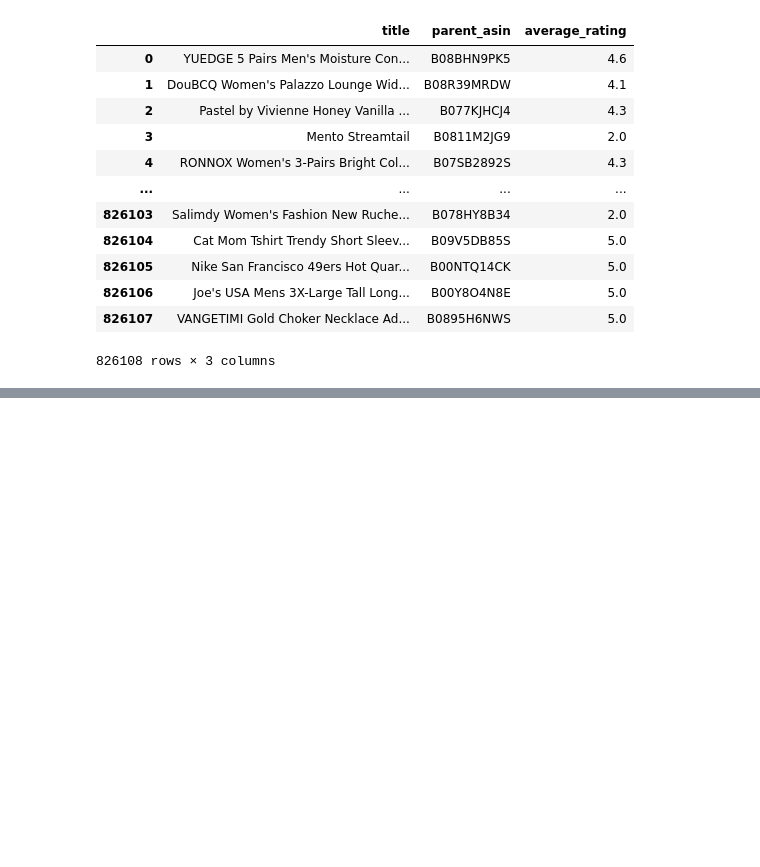
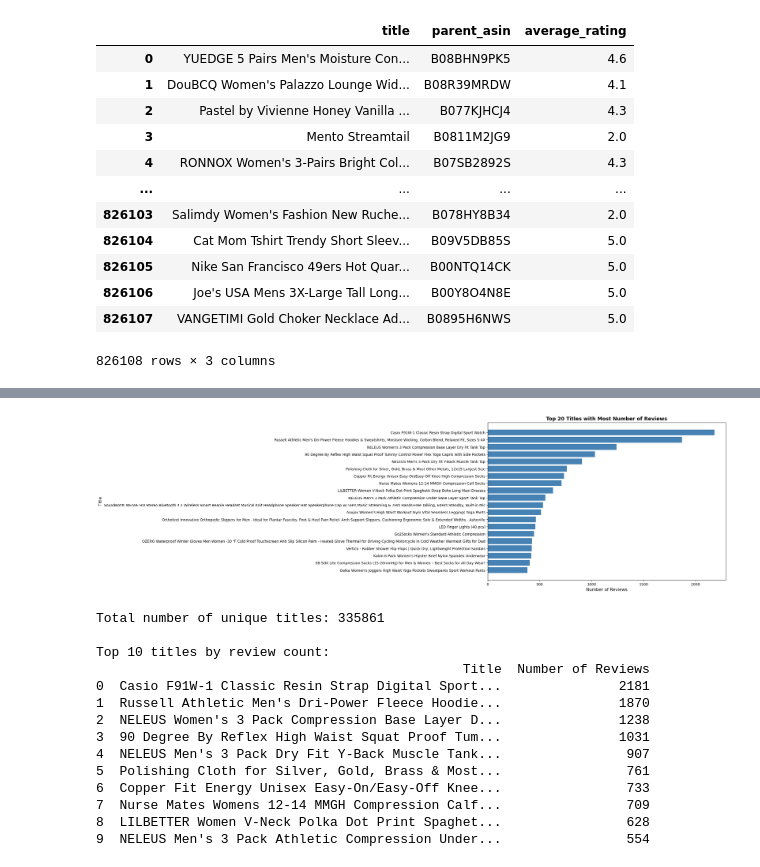
Before and after one commit to yxinzh/Reviews-to-Ratings, a Jupyter notebook: data.ipynb, the cells around one changed output, grey strips where cells are left out. Cells and saved outputs as stored; diff of their text form; code cells hidden in the pictures; blank space fills up the shorter version.

```diff
--- a/data.ipynb
+++ b/data.ipynb
@@ -91,0 +167,39 @@ merged_df
+# %%
+# Bar chart showing titles with the most number of reviews (text)
+title_review_counts = merged_df.groupby('title')['text'].count().reset_index()
+title_review_counts.columns = ['Title', 'Number of Reviews']
+title_review_counts = title_review_counts.sort_values('Number of Reviews', ascending=False).reset_index(drop=True)
+
+# Get top 20 titles for better visualization
+top_titles = title_review_counts.head(20)
+
+# Create bar chart
+plt.figure(figsize=(12, 8))
+plt.barh(range(len(top_titles)), top_titles['Number of Reviews'], color='steelblue')
+plt.yticks(range(len(top_titles)), top_titles['Title'])
+plt.xlabel('Number of Reviews', fontsize=12)
+plt.ylabel('Title', fontsize=12)
+plt.title('Top 20 Titles with Most Number of Reviews', fontsize=14, fontweight='bold')
+plt.gca().invert_yaxis()  # Show highest at top
+plt.tight_layout()
+plt.show()
+
+print(f"Total number of unique titles: {len(title_review_counts)}")
+print(f"\nTop 10 titles by review count:")
+print(top_titles.head(10))
+# %% [output]
+[figure, added]
+Total number of unique titles: 335861
+
+Top 10 titles by review count:
+                                               Title  Number of Reviews
+0  Casio F91W-1 Classic Resin Strap Digital Sport...               2181
+1  Russell Athletic Men's Dri-Power Fleece Hoodie...               1870
+2  NELEUS Women's 3 Pack Compression Base Layer D...               1238
+3  90 Degree By Reflex High Waist Squat Proof Tum...               1031
+4  NELEUS Men's 3 Pack Dry Fit Y-Back Muscle Tank...                907
+5  Polishing Cloth for Silver, Gold, Brass & Most...                761
+6  Copper Fit Energy Unisex Easy-On/Easy-Off Knee...                733
+7  Nurse Mates Womens 12-14 MMGH Compression Calf...                709
+8  LILBETTER Women V-Neck Polka Dot Print Spaghet...                628
+9  NELEUS Men's 3 Pack Athletic Compression Under...                554
```
Also changed, not shown: parts of 13 cells of this notebook.
